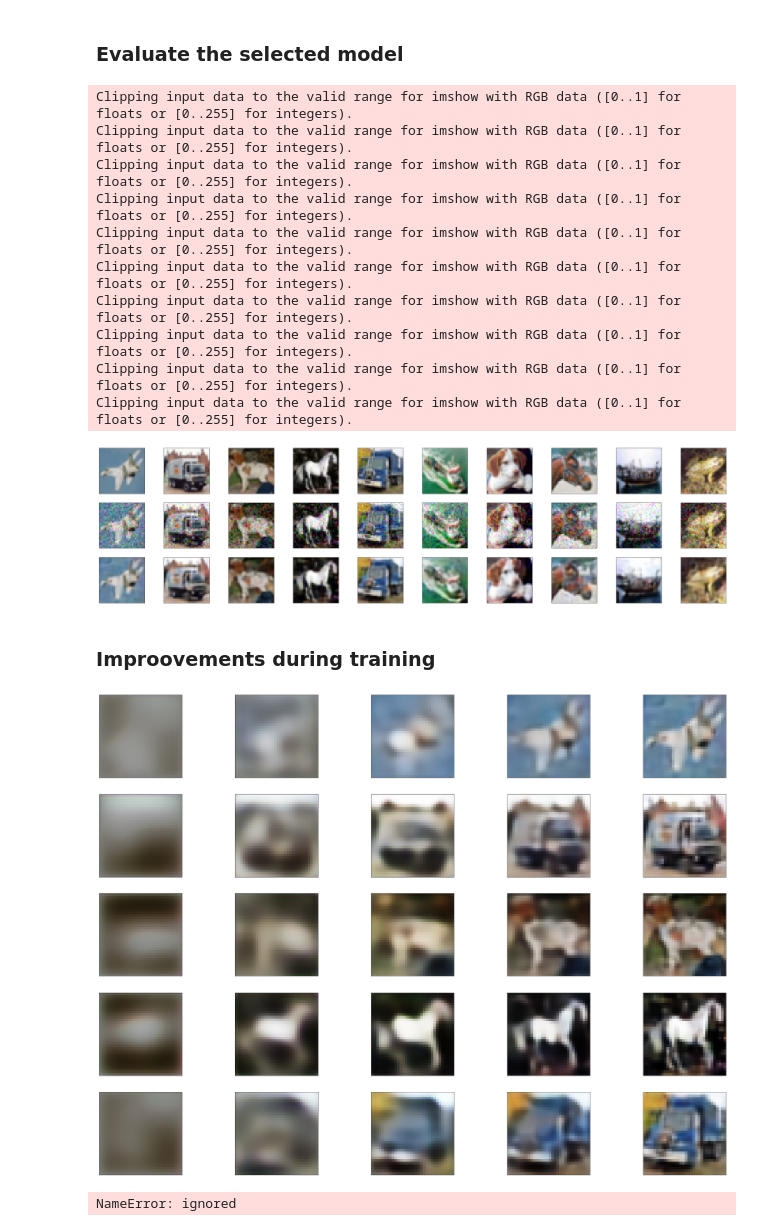
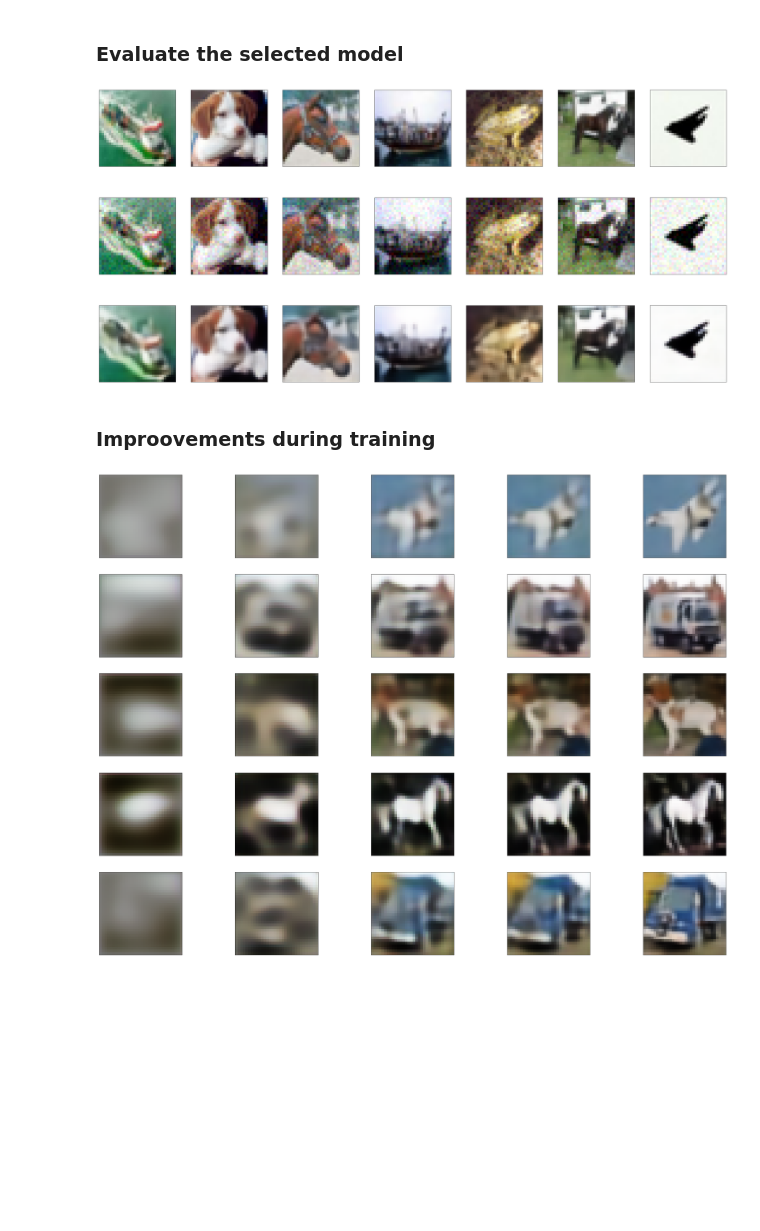
Before and after one commit to DanieleAngioni97/ML_Project, a Jupyter notebook: Autoencoders_cifar.ipynb, the cells around one changed output. Drawn from its saved outputs; the diff is of its cells as text; code cells hidden in the pictures; blank space fills up the shorter version.

```diff
--- a/Autoencoders_cifar.ipynb
+++ b/Autoencoders_cifar.ipynb
@@ -22,7 +32,7 @@ x_train_noisy = np.clip(x_train_noisy, 0., 1.)
 x_test_noisy = np.clip(x_test_noisy, 0., 1.)
 
 n = 5
-bias = 500
+bias = 0
 plt.figure(figsize=(20, 10))
 for i in range(n):
     ax = plt.subplot(2, n, i+1)
@@ -98,7 +103,7 @@ pretrained = False
 pretrained_autoencoder = "autoencoderCifar8.h5"
 
 #Set true to save in the drive
-drive = True
+drive = False
 
 #Set save to True if you want to save the model every "save_step" epochs
 #Set False instead if you want to supervise the training process and stop it
@@ -106,7 +111,7 @@ drive = True
 save = False
 save_step = 5
 
-n_epochs = 10
+n_epochs = 300
 
 if drive:
     path = "/content/drive/My Drive/Colab_Notebooks/ML_Project/models_to_be_saved/"
@@ -127,15 +132,14 @@ f_val_loss=open(path + "val_loss.txt", "a+")
 f_acc=open(path + "acc.txt", "a+")
 f_val_acc=open(path + "val_acc.txt", "a+")
 
-
 for i in range(n_epochs):
     print("\n%%-------EPOCH # {} --------%%".format(i))
-    history = autoencoder.fit(x_train_noisy[:1000], x_train[:1000],
+    history = autoencoder.fit(x_train_noisy, x_train,
                     epochs=1,
                     batch_size=128,
                     shuffle=True,
                     verbose=1,
-                    validation_data=(x_test_noisy[:1000], x_test[:1000]))
+                    validation_data=(x_test_noisy, x_test))
 
     acc = history.history['acc']
     val_acc = history.history['val_acc']
@@ -236,57 +238,47 @@ epoch 8 -> loss: 0.0015 - val_loss: 0.0014
 # %%
 from keras.models import load_model
 
-path = "/content/drive/My Drive/Colab_Notebooks/ML_Project/models_to_be_saved/"
-model_name = "autoencoderCifar299.h5"
+path = "/content/drive/My Drive/Colab_Notebooks/ML_Project/models_saved/"
+model_name = "autoencoderCifar_100.h5"
 
 autoencoder = create_autoencoder()
 autoencoder.load_weights(path + model_name)
 # %% [markdown]
 ### **Evaluate the selected model**
 # %%
-n = 10
-bias = 10
-plt.figure(figsize=(40, 10))
+n = 7
+bias = 15
+plt.figure(figsize=(40, 20))
 
-x_test_noisy = x_test + 0.1 * np.random.normal(loc=0.0, scale=1.0, size=x_test.shape)
-decoded_imgs = autoencoder.predict(x_test_noisy[bias:bias+n])
+# x_test_noisy = x_test + 0.05 * np.random.normal(loc=0.0, scale=1.0, size=x_test.shape)
+decoded_imgs = autoencoder.predict(x_test[bias:bias+n])
 
 for i in range(n):
     # display original
     ax = plt.subplot(3, n, i + 1)
     plt.imshow(x_test[i+bias].reshape(32, 32, 3))
     ax.get_xaxis().set_visible(False)
     ax.get_yaxis().set_visible(False)
 
     # display corrupted
     ax = plt.subplot(3, n, i + 1 + n)
     plt.imshow(x_test_noisy[i+bias].reshape(32, 32, 3))
     ax.get_xaxis().set_visible(False)
     ax.get_yaxis().set_visible(False)
 
     # display reconstruction
     ax = plt.subplot(3, n, i + 1 + 2*n)
     plt.imshow(decoded_imgs[i].reshape(32, 32, 3))
     ax.get_xaxis().set_visible(False)
     ax.get_yaxis().set_visible(False)
 plt.show()
 # %% [output]
-Clipping input data to the valid range for imshow with RGB data ([0..1] for floats or [0..255] for integers).
-Clipping input data to the valid range for imshow with RGB data ([0..1] for floats or [0..255] for integers).
-Clipping input data to the valid range for imshow with RGB data ([0..1] for floats or [0..255] for integers).
-Clipping input data to the valid range for imshow with RGB data ([0..1] for floats or [0..255] for integers).
-Clipping input data to the valid range for imshow with RGB data ([0..1] for floats or [0..255] for integers).
-Clipping input data to the valid range for imshow with RGB data ([0..1] for floats or [0..255] for integers).
-Clipping input data to the valid range for imshow with RGB data ([0..1] for floats or [0..255] for integers).
-Clipping input data to the valid range for imshow with RGB data ([0..1] for floats or [0..255] for integers).
-Clipping input data to the valid range for imshow with RGB data ([0..1] for floats or [0..255] for integers).
-Clipping input data to the valid range for imshow with RGB data ([0..1] for floats or [0..255] for integers).
-[figure, old version]
+[figure, new version]
 # %% [markdown]
 ### **Improovements during training**
 # %%
-def plot_improovements(n_images, bias, model_list, figsize = (40,30)):
-    path = "/content/drive/My Drive/Colab_Notebooks/ML_Project/models_to_be_saved/"
+def plot_improovements(n_images, bias, model_list, figsize = (20,40)):
+    path = "/content/drive/My Drive/Colab_Notebooks/ML_Project/models_saved/"
 
     n_images = 5
     bias = 10
@@ -306,22 +298,11 @@ def plot_improovements(n_images, bias, model_list, figsize = (40,30)):
 #Check first file names in the drive
 model_list = ["autoencoderCifar_Start.h5",
               "autoencoderCifar_000.h5",
-              "autoencoderCifar_002.h5",
+              "autoencoderCifar_005.h5",
               "autoencoderCifar_010.h5",
-              "autoencoderCifar299.h5"]
+              "autoencoderCifar_100.h5"]
 
 plot_improovements(n_images = 10, bias = 10, model_list = model_list,
                    figsize = (40,30))
 # %% [output]
-[figure, old version]
+[figure, new version]
-# %%
-prova= [1.382 , 2.237]
-
-f=open("prova2.txt", "a+")
-f.write(str(history.history['loss']) + "\n")
-f.close()
-
-f = open("prova2.txt", "r")
-print(f.read())
-# %% [output]
-NameError: ignored
```
Also changed, not shown: parts of 7 cells of this notebook.
